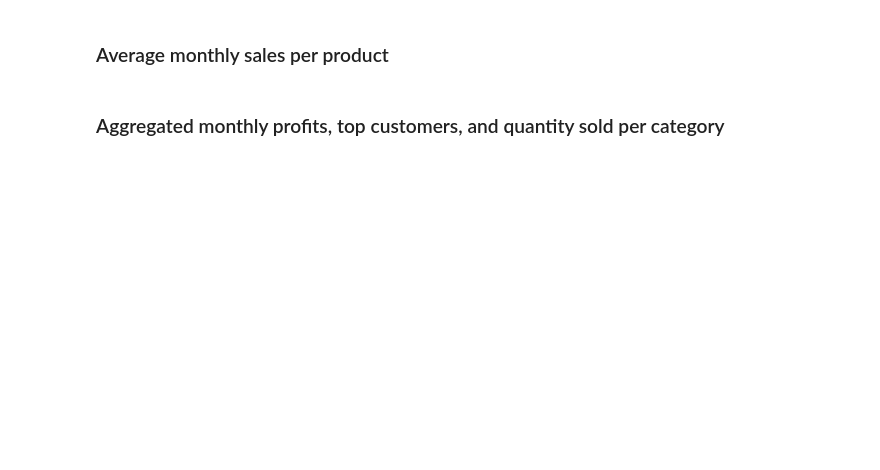
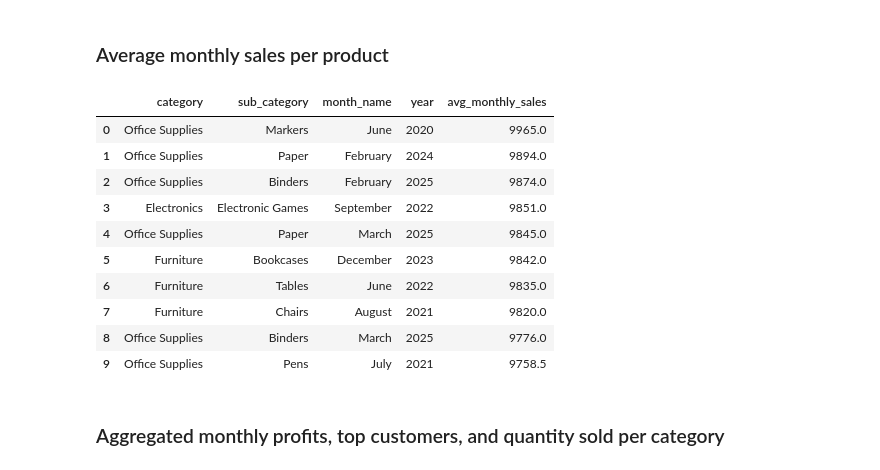
Before and after one commit to ngozi-nnajim/Sales_Intelligence_Platform, a Jupyter notebook: data_cleaning.ipynb, the cells around one changed output. Cells and saved outputs as stored; diff of their text form; code cells hidden in the pictures; blank space fills up the shorter version.

```diff
--- a/data_cleaning.ipynb
+++ b/data_cleaning.ipynb
@@ -456,23 +576,38 @@ ORDER BY cr.total_revenue DESC;
 # %% [markdown]
 ### Average monthly sales per product
 # %%
-%%sql
+query = """
+    SELECT
+        dp.category,
+        dp.sub_category,
+        dd.month_name,
+        dd.year,
+        AVG(f.amount) AS avg_monthly_sales
+    FROM fact_order_items f
+    JOIN dim_product dp ON f.product_id = dp.product_id
+    JOIN dim_date    dd ON f.date_id    = dd.date_id
+    GROUP BY
+        dp.category,
+        dp.sub_category,
+        dd.month_name,
+        dd.year
+    ORDER BY avg_monthly_sales DESC;
+"""
 
-SELECT
-    dp.category,
-    dp.sub_category,
-    dd.month_name,
-    dd.year,
-    AVG(f.amount) AS avg_monthly_sales
-FROM fact_order_items f
-JOIN dim_product dp ON f.product_id = dp.product_id
-JOIN dim_date    dd ON f.date_id    = dd.date_id
-GROUP BY
-    dp.category,
-    dp.sub_category,
-    dd.month_name,
-    dd.year
-ORDER BY avg_monthly_sales DESC;
+df_avg_monthly_sales = run_query(query)
+df_avg_monthly_sales.head(10)
+# %% [output]
+|  | category | sub_category | month_name | year | avg_monthly_sales |
+| 0 | Office Supplies | Markers | June | 2020 | 9965.0 |
+| 1 | Office Supplies | Paper | February | 2024 | 9894.0 |
+| 2 | Office Supplies | Binders | February | 2025 | 9874.0 |
+| 3 | Electronics | Electronic Games | September | 2022 | 9851.0 |
+| 4 | Office Supplies | Paper | March | 2025 | 9845.0 |
+| 5 | Furniture | Bookcases | December | 2023 | 9842.0 |
+| 6 | Furniture | Tables | June | 2022 | 9835.0 |
+| 7 | Furniture | Chairs | August | 2021 | 9820.0 |
+| 8 | Office Supplies | Binders | March | 2025 | 9776.0 |
+| 9 | Office Supplies | Pens | July | 2021 | 9758.5 |
 # %% [markdown]
 ### Aggregated monthly profits, top customers, and quantity sold per category
 # %%
```
Also changed, not shown: parts of 20 cells of this notebook, 4 other files.
